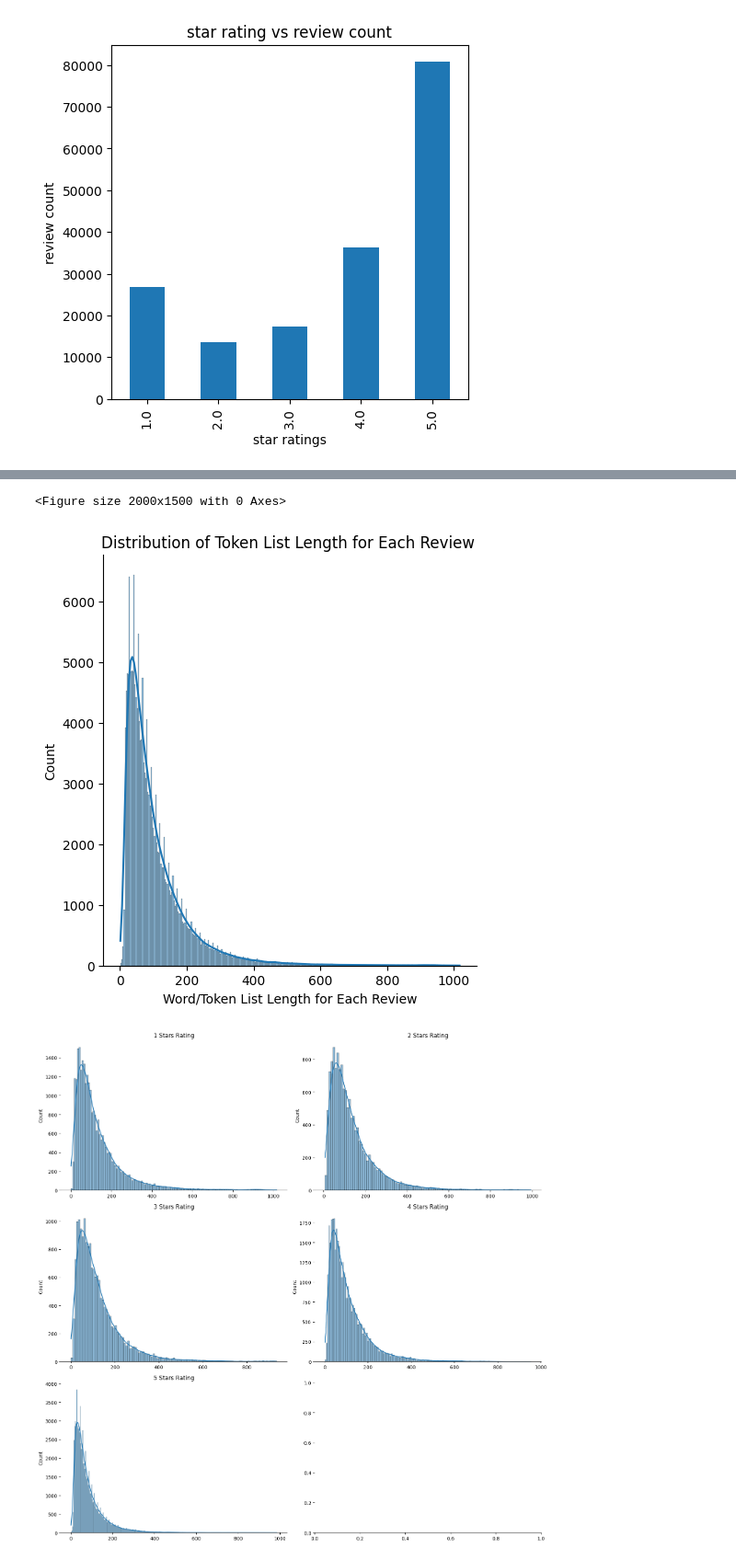
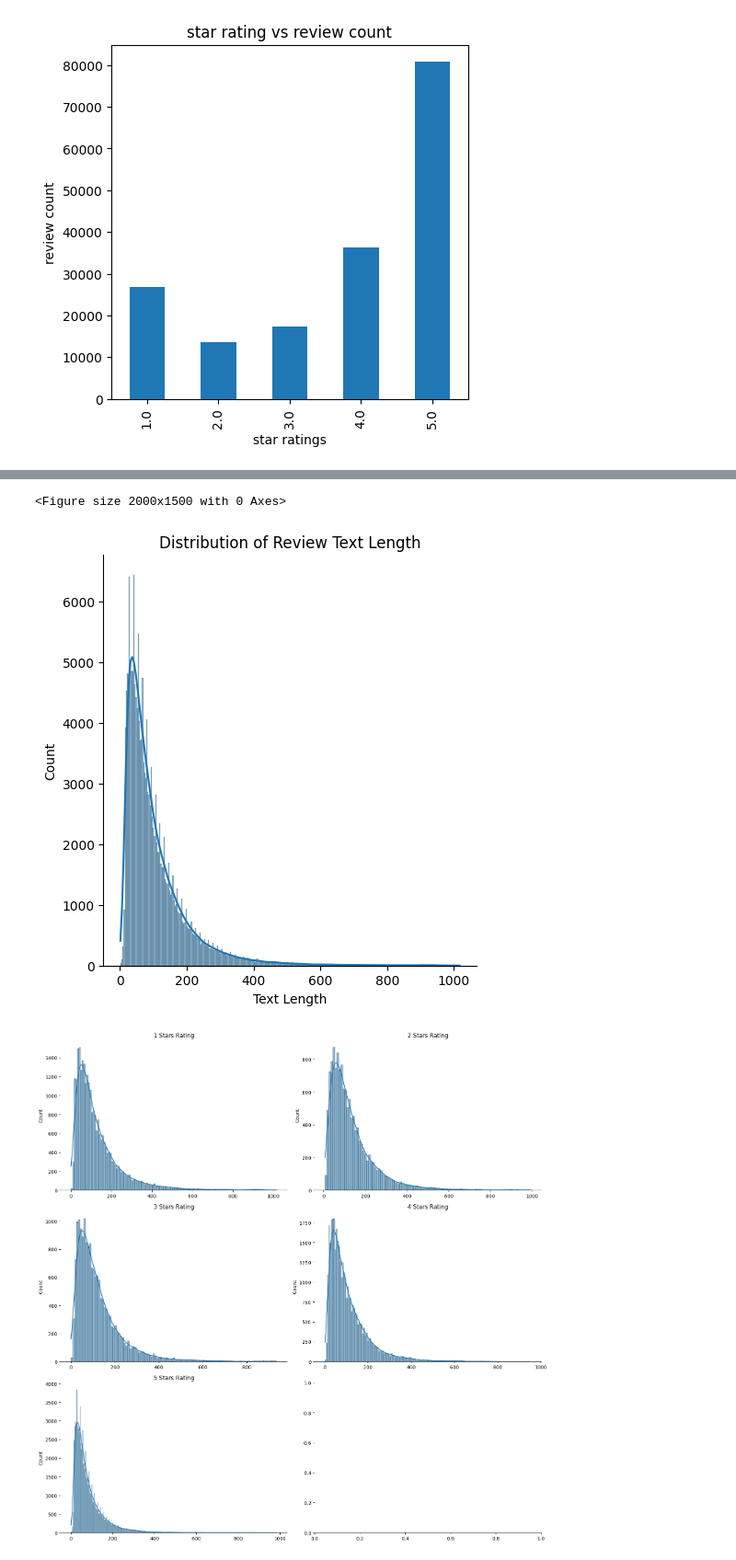
Before and after one commit to suryadanny/Sentiment-Analysis-Using-BERT, a Jupyter notebook: Review_Sentiment_Analysis.ipynb, the cells around one changed output, grey strips where cells are left out. Shown at 92% size. Cells and saved outputs as stored; diff of their text form; code cells hidden in the pictures.

```diff
--- a/Review_Sentiment_Analysis.ipynb
+++ b/Review_Sentiment_Analysis.ipynb
@@ -48,4 +36,4 @@ Successfully installed torchinfo-1.8.0
 # %%
-#drive.mount('/content/drive/')
-data = pd.read_csv("./yelp_review_train.csv")
-test_data = pd.read_csv("./yelp_review_test.csv")
+drive.mount('/content/drive/')
+data = pd.read_csv("/content/drive/My Drive/yelp_review_train.csv")
+test_data = pd.read_csv("/content/drive/My Drive/yelp_review_test.csv")
@@ -119,12 +125,12 @@ Rating: 5.0 stars
 # %%
 plt.figure(figsize=(20,15))
 sns.displot([len(txt.split()) for txt in data['text'].values],kde = True)
-plt.title('Distribution of Token List Length for Each Review ')
-plt.xlabel('Word/Token List Length for Each Review')
+plt.title('Distribution of Review Text Length')
+plt.xlabel('Text Length')
 plt.show()
 # %% [output]
 <Figure size 2000x1500 with 0 Axes>
-[figure, old version]
+[figure, new version]
 # %%
 f, axes = plt.subplots(3, 2, figsize=(15,15), sharex=False)
 sns.despine(left=True)
```
Also changed, not shown: parts of 38 cells of this notebook.
